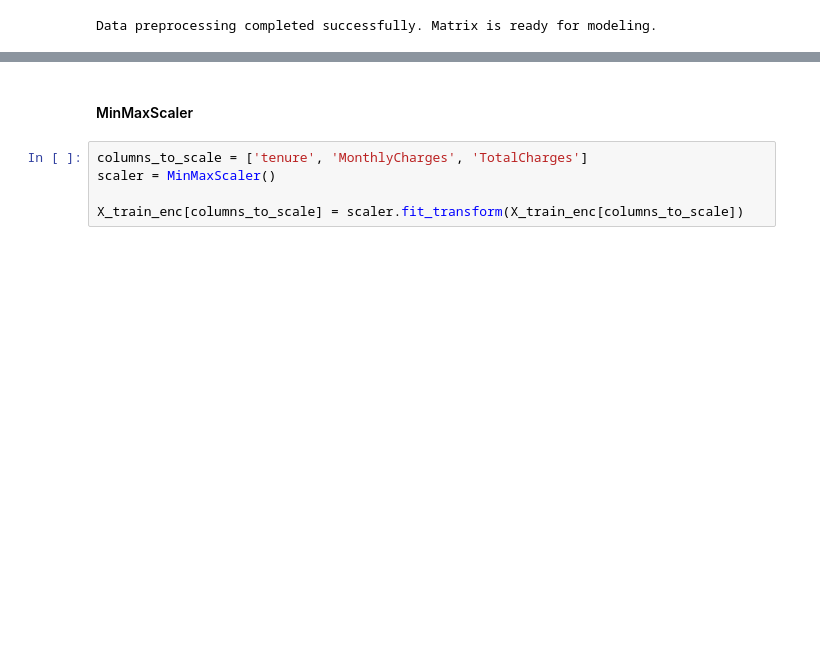
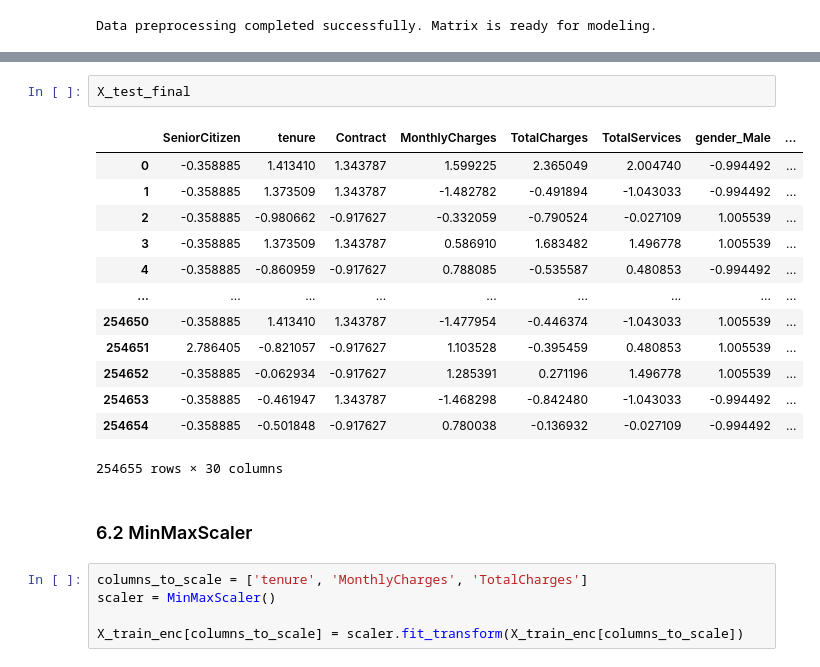
Before and after one commit to sleepymor/ITK-IF2514403-machine-learning-final, a Jupyter notebook: week-1/predict-customer-churn.ipynb, the cells around one changed output, grey strips where cells are left out. Drawn from its saved outputs; the diff is of its cells as text; blank space fills up the shorter version.

```diff
--- a/week-1/predict-customer-churn.ipynb
+++ b/week-1/predict-customer-churn.ipynb
@@ -371,5 +389,21 @@ Data preprocessing completed successfully. Matrix is ready for modeling.
+# %%
+X_test_final
+# %% [output]
+|  | SeniorCitizen | tenure | Contract | MonthlyCharges | TotalCharges | TotalServices | gender_Male | ... |
+| 0 | -0.358885 | 1.413410 | 1.343787 | 1.599225 | 2.365049 | 2.004740 | -0.994492 | ... |
+| 1 | -0.358885 | 1.373509 | 1.343787 | -1.482782 | -0.491894 | -1.043033 | -0.994492 | ... |
+| 2 | -0.358885 | -0.980662 | -0.917627 | -0.332059 | -0.790524 | -0.027109 | 1.005539 | ... |
+| 3 | -0.358885 | 1.373509 | 1.343787 | 0.586910 | 1.683482 | 1.496778 | 1.005539 | ... |
+| 4 | -0.358885 | -0.860959 | -0.917627 | 0.788085 | -0.535587 | 0.480853 | -0.994492 | ... |
+| ... | ... | ... | ... | ... | ... | ... | ... | ... |
+| 254650 | -0.358885 | 1.413410 | 1.343787 | -1.477954 | -0.446374 | -1.043033 | 1.005539 | ... |
+| 254651 | 2.786405 | -0.821057 | -0.917627 | 1.103528 | -0.395459 | 0.480853 | 1.005539 | ... |
+| 254652 | -0.358885 | -0.062934 | -0.917627 | 1.285391 | 0.271196 | 1.496778 | 1.005539 | ... |
+| 254653 | -0.358885 | -0.461947 | 1.343787 | -1.468298 | -0.842480 | -1.043033 | -0.994492 | ... |
+| 254654 | -0.358885 | -0.501848 | -0.917627 | 0.780038 | -0.136932 | -0.027109 | -0.994492 | ... |
+254655 rows × 30 columns
 # %% [markdown]
-#### MinMaxScaler
+### 6.2 MinMaxScaler
 # %%
 columns_to_scale = ['tenure', 'MonthlyCharges', 'TotalCharges']
 scaler = MinMaxScaler()
```
Also changed, not shown: parts of 27 cells of this notebook.
